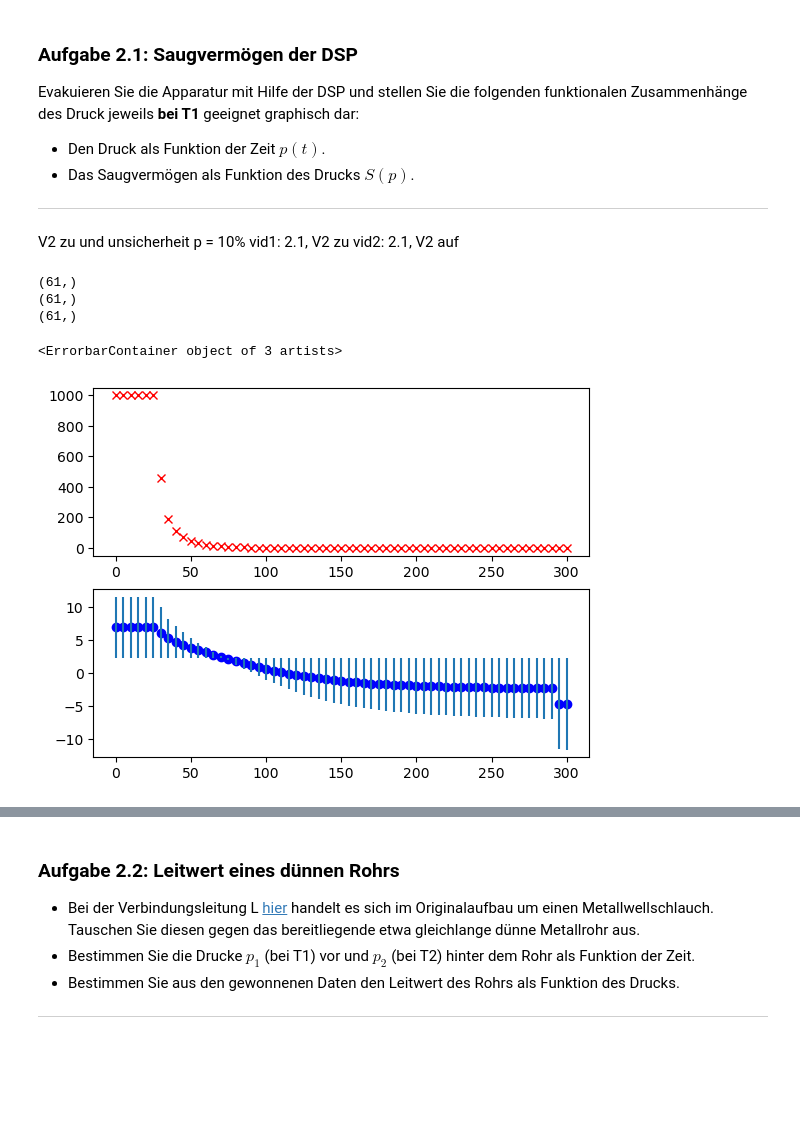
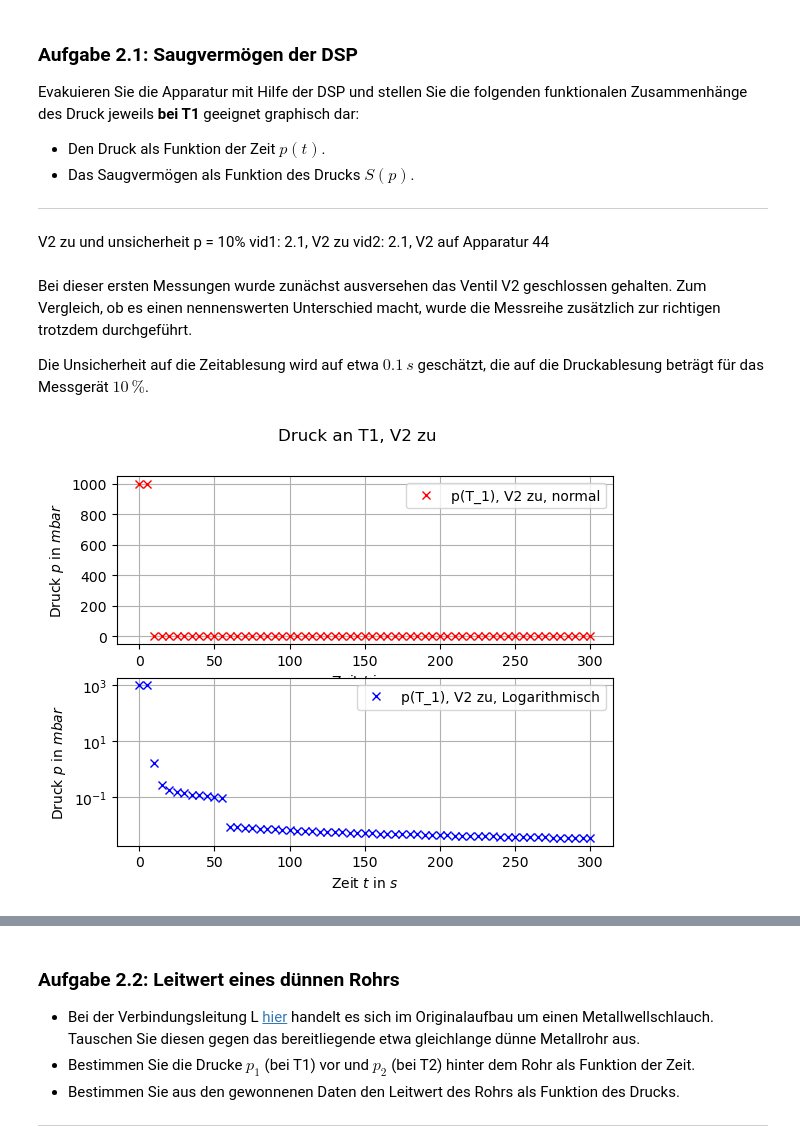
Before and after one commit to MRNock04/P2, a Jupyter notebook: Vakuum/Vakuum.ipynb, the cells around one changed output, grey strips where cells are left out. Drawn from its saved outputs; the diff is of its cells as text; code cells hidden in the pictures; blank space fills up the shorter version.

```diff
--- a/Vakuum/Vakuum.ipynb
+++ b/Vakuum/Vakuum.ipynb
@@ -155,6 +155,21 @@ Evakuieren Sie die Apparatur mit Hilfe der DSP und stellen Sie die folgenden fun
 V2 zu und unsicherheit p = 10%
 vid1: 2.1, V2 zu
 vid2: 2.1, V2 auf
+Apparatur 44
+# %%
+t_5min  = np.linspace(0, 60, 61) * 5 # seconds
+t_5min_std = .1 # seconds
+druck_std = .1 # 10%
+
+vol_schlauch = 530 * np.pi * (23 * 10**(-3) / 2)**2 * 10**(-3) # m
+vol_rohr = 530 * np.pi * (2 * 10**(-3) / 2)**2 * 10**(-3) # m
+volumen_rz_44 = 9.2 * 10**(-3) # m^3
+ges_vol_schlauch = vol_schlauch + volumen_rz_44 + .5 * 10**(-3) # m
+ges_vol_rohr = vol_rohr + volumen_rz_44 + .5 * 10**(-3) # m
+# %% [markdown]
+Bei dieser ersten Messungen wurde zunächst ausversehen das Ventil V2 geschlossen gehalten. Zum Vergleich, ob es einen nennenswerten Unterschied macht, wurde die Messreihe zusätzlich zur richtigen trotzdem durchgeführt.
+
+Die Unsicherheit auf die Zeitablesung wird auf etwa $0.1\,s$ geschätzt, die auf die Druckablesung beträgt für das Messgerät $10\,\%$.
 # %%
 druck_2_1_zu = np.array([1000, 1000, 1.71, 0.266, 0.189, 0.157, 0.139, 0.126, 0.117, 0.108, 0.101, 0.0951,
                          0.00902, 0.00863, 0.00828, 0.00796, 0.00770, 0.00744, 0.00716, 0.00692, 0.00669, 0.00646, 0.00629, 0.00614,
@@ -168,23 +183,16 @@ druck_2_1_auf = np.array([1000, 1000, 1000, 1000, 1000, 1000, 460, 193, 113, 69.
                           0.181, 0.171, 0.162, 0.154, 0.148, 0.142, 0.137, 0.133, 0.129, 0.126, 0.123, 0.121,
                           0.118, 0.116, 0.113, 0.111, 0.109, 0.107, 0.106, 0.104, 0.103, 0.101, 0.100, 0.00991,
                           0.00974])
-zeit_2_1  = np.linspace(0, 60, 61) * 5
-
-druck_2_1_std = 0.1 # 10%
-zeit_2_1_std = .1 #seconds
-V_rez= .0
-print(zeit_2_1.shape)
-print(druck_2_1_zu.shape)
-print(druck_2_1_auf.shape)
-# %% [output]
-(61,)
-(61,)
-(61,)
-# %%
-fig, ax = plt.subplots(2)
-ax[0].plot(zeit_2_1, druck_2_1_auf, "rx")
-ax[1].plot(zeit_2_1, np.log(druck_2_1_auf), "bo")
-ax[1].errorbar(zeit_2_1, np.log(druck_2_1_auf), yerr=(druck_2_1_auf*druck_2_1_std), fmt="none")
-# %% [output]
-<ErrorbarContainer object of 3 artists>
-[figure, removed]
+# %%
+fig0, ax0 = plt.subplots(2)
+ax0[0].plot(t_5min, druck_2_1_zu, "rx", label="p(T_1), V2 zu, normal")
+ax0[0].legend(), ax0[0].grid()
+ax0[1].plot(t_5min, druck_2_1_zu, "bx", label="p(T_1), V2 zu, Logarithmisch")
+ax0[1].set_yscale("log")
+ax0[1].legend(), ax0[1].grid()
+fig0.suptitle("Druck an T1, V2 zu")
+
+for ax in ax0:
+    ax.set(xlabel="Zeit $t$ in $s$", ylabel="Druck $p$ in $mbar$")
+# %% [output]
+[figure, added]
```
Also changed, not shown: parts of 20 cells of this notebook.
